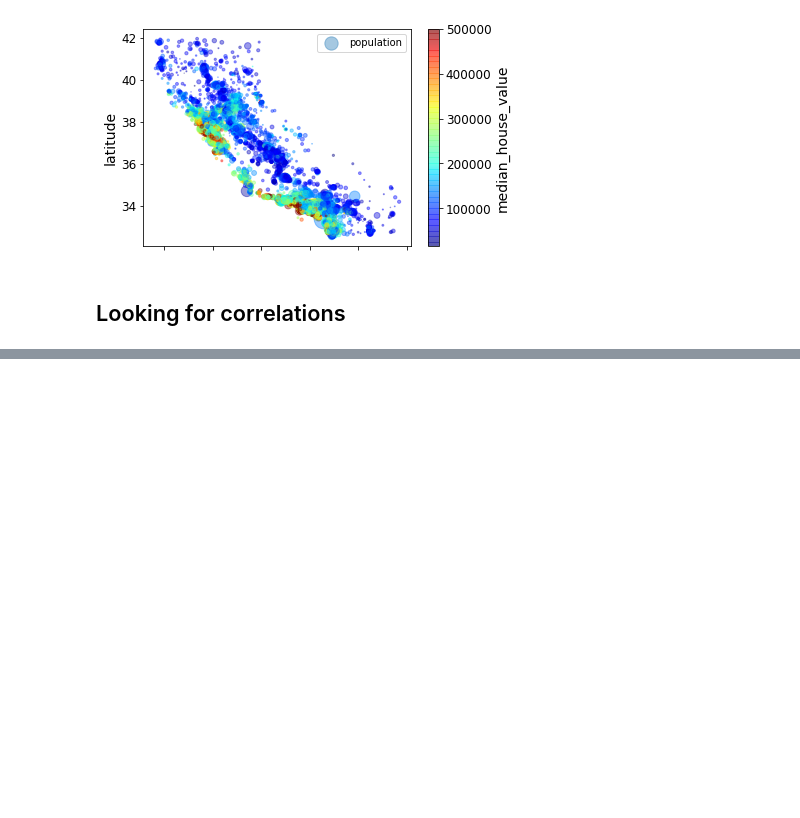
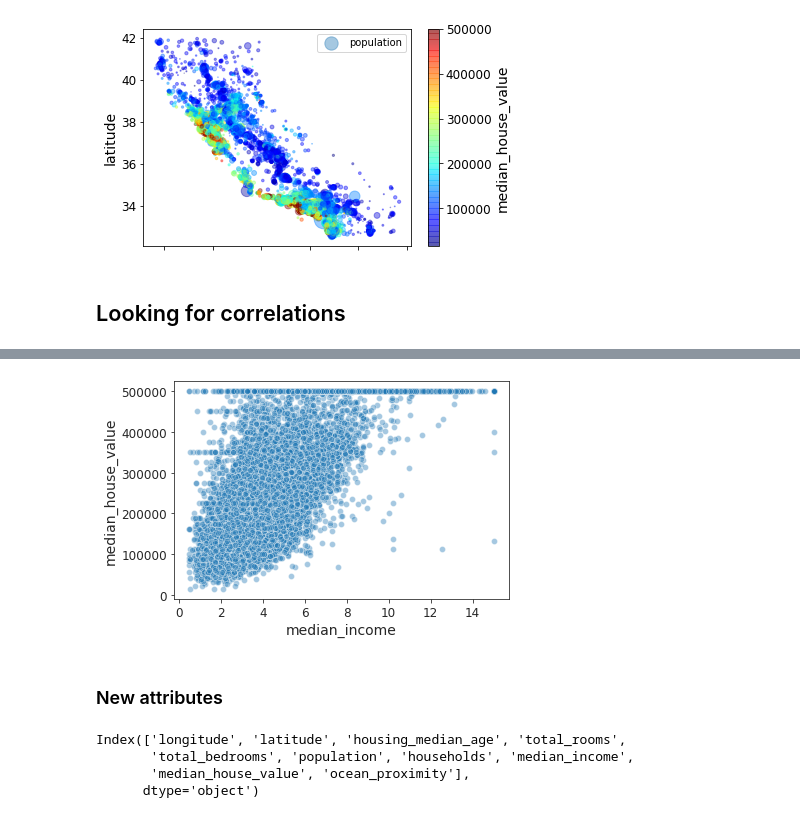
Before and after one commit to adriancervero/handson-ml, a Jupyter notebook: ch2/housing.ipynb, the cells around one changed output, grey strips where cells are left out. Cells and saved outputs as stored; diff of their text form; code cells hidden in the pictures; blank space fills up the shorter version.

Commit message:
chapter 2 prepare data

```diff
--- a/ch2/housing.ipynb
+++ b/ch2/housing.ipynb
@@ -186,0 +216,13 @@ plt.legend();
+# %%
+sns.scatterplot(x='median_income', y='median_house_value', data=housing, alpha=0.4);
+# %% [output]
+[figure, added]
+# %% [markdown]
+### New attributes
+# %%
+housing.columns
+# %% [output]
+Index(['longitude', 'latitude', 'housing_median_age', 'total_rooms',
+       'total_bedrooms', 'population', 'households', 'median_income',
+       'median_house_value', 'ocean_proximity'],
+      dtype='object')
```
Also changed, not shown: parts of 39 cells of this notebook.
